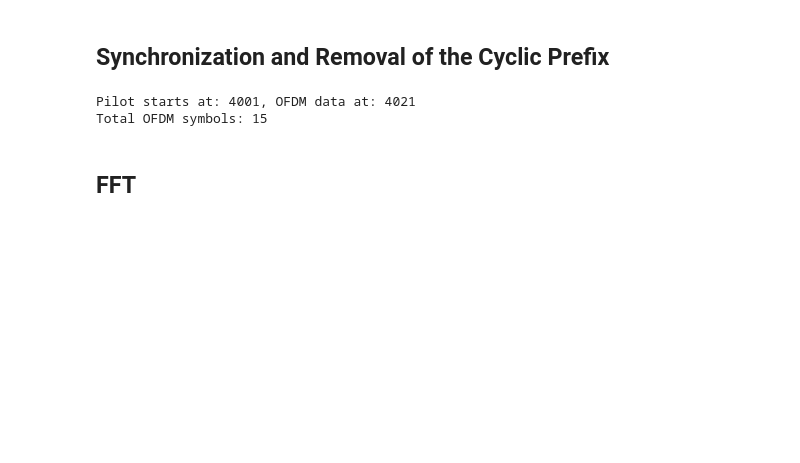
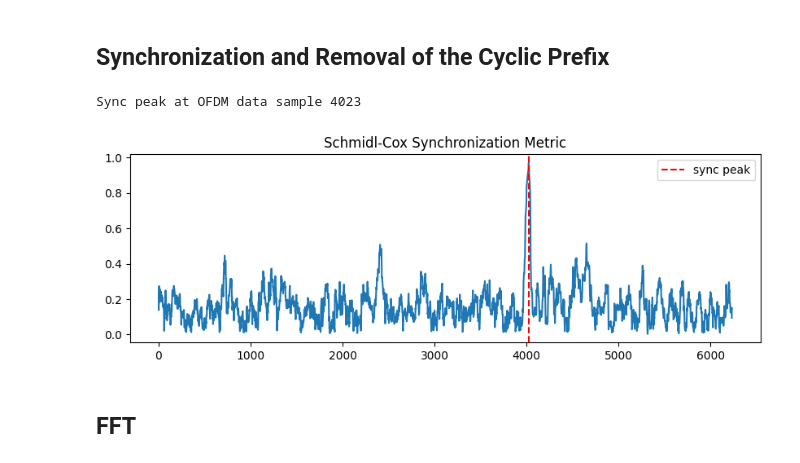
Before and after one commit to axellangenskiold/eitn21, a Jupyter notebook: assignment1_axel_task3.ipynb, the cells around one changed output. Cells and saved outputs as stored; diff of their text form; code cells hidden in the pictures; blank space fills up the shorter version.

```diff
--- a/assignment1_axel_task3.ipynb
+++ b/assignment1_axel_task3.ipynb
@@ -64,27 +67,28 @@ D=20, r_bb length=6353, ~42 OFDM symbols
 # %% [markdown]
 ## Synchronization and Removal of the Cyclic Prefix
 # %%
-Tper = Nsc // 2  # = 64, pilot symbol period
+
+Tper = Nsc // 2
 
 wins  = sliding_window_view(r_bb, 2 * Tper)
 gamma = np.sum(wins[:, :Tper] * np.conj(wins[:, Tper:]), axis=1)
 phi1  = np.sum(np.abs(wins[:, :Tper])**2, axis=1)
 phi2  = np.sum(np.abs(wins[:, Tper:])**2, axis=1)
 mu    = np.abs(gamma) / np.sqrt(phi1 * phi2 + 1e-10)
 
-T0 = np.argmax(mu)          # start of pilot OFDM data (after CP)
-t0 = T0 - Ncp               # start of pilot CP
-print(f'Pilot starts at: {t0}, OFDM data at: {T0}')
+peak = int(np.argmax(mu))
+print(f"Sync peak at OFDM data sample {peak}")
 
-# Extract symbols from t0 (start of pilot CP)
-Nofdm   = Nsc + Ncp
-n_sym   = (len(r_bb) - t0) // Nofdm
-ofdm_blocks = r_bb[t0 : t0 + n_sym*Nofdm].reshape(n_sym, Nofdm)
-ofdm_data   = ofdm_blocks[:, Ncp:]
-print(f'Total OFDM symbols: {n_sym}')
+plt.figure(figsize=(10, 3))
+plt.plot(mu)
+plt.axvline(peak, color="r", ls="--", label="sync peak")
+plt.title("Schmidl-Cox Synchronization Metric")
+plt.grid()
+plt.legend()
+plt.show()
 # %% [output]
-Pilot starts at: 4001, OFDM data at: 4021
-Total OFDM symbols: 15
+Sync peak at OFDM data sample 4023
+[figure, added]
 # %% [markdown]
 ## FFT
 # %%
```
Also changed, not shown: parts of 8 cells of this notebook.
